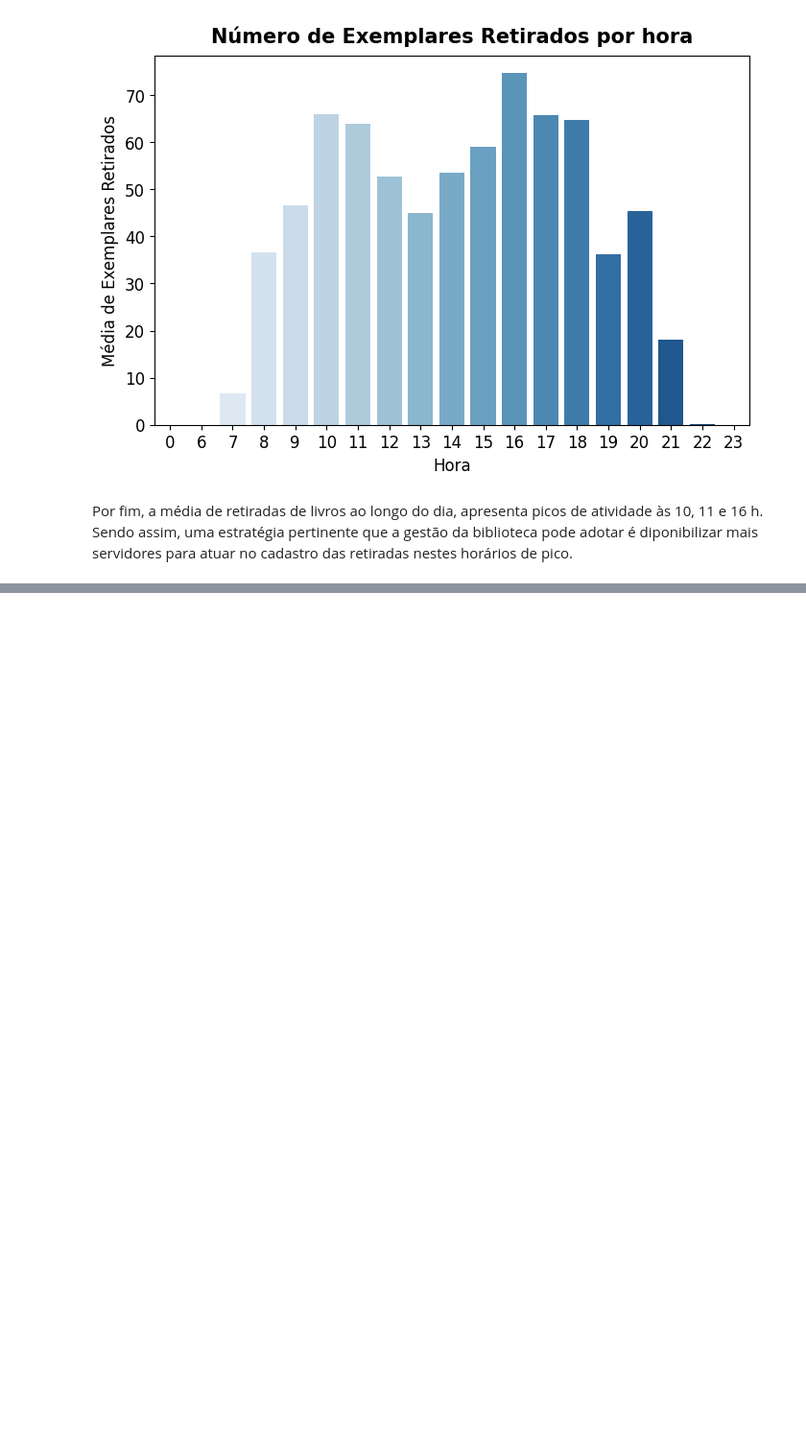
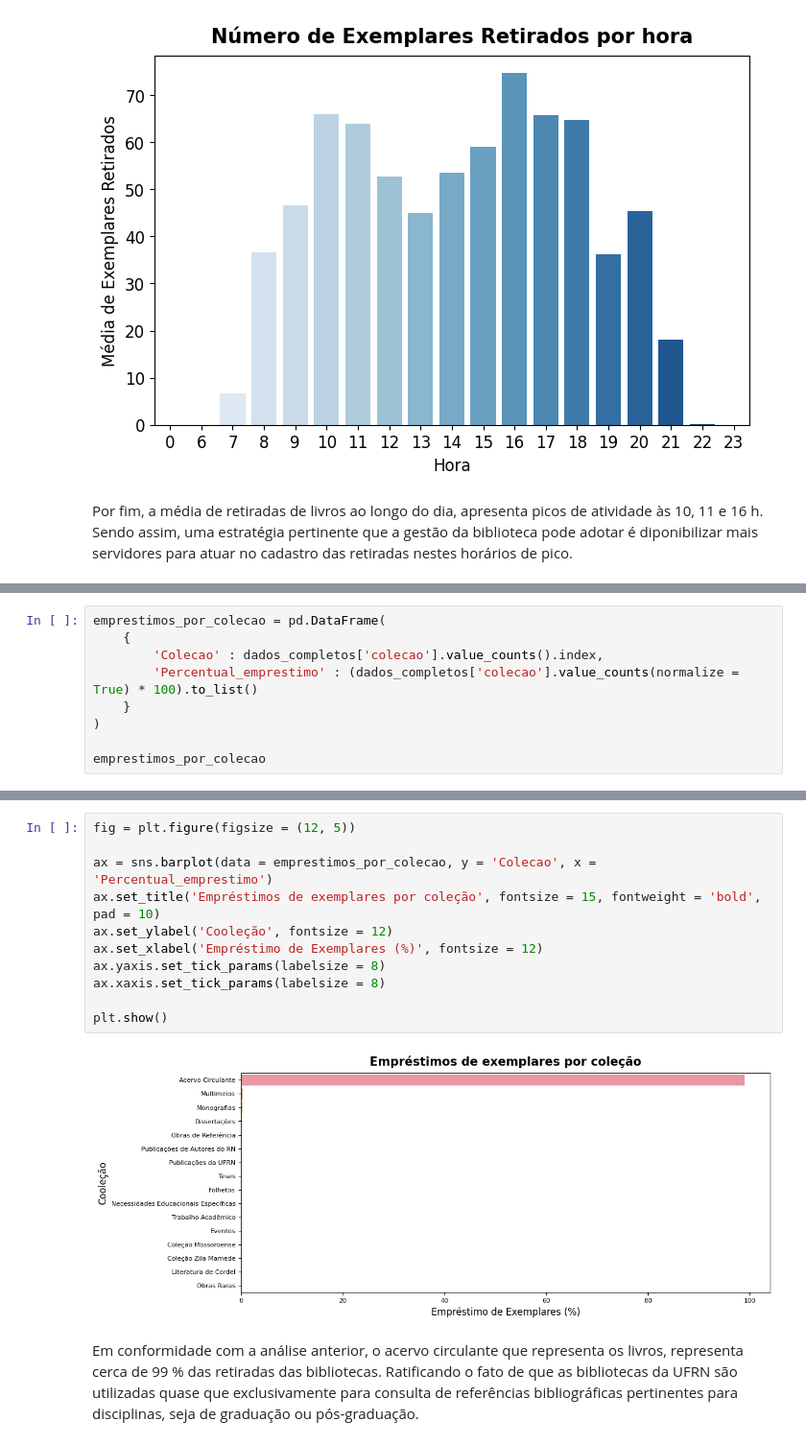
Before and after one commit to higorcenturion/Analise-do-comportamento-de-retiradas-de-livros-dos-acervos-das-bibliotecas-da-UFRN, a Jupyter notebook: 7_days_of_code.ipynb, the cells around one changed output, grey strips where cells are left out. Shown at 96% size. Saved outputs shown, nothing was run; the diff lists cells and outputs as text; blank space fills up the shorter version.

```diff
--- a/7_days_of_code.ipynb
+++ b/7_days_of_code.ipynb
@@ -423,0 +486,9 @@ Por fim, a média de retiradas de livros ao longo do dia, apresenta picos de ati
+# %%
+emprestimos_por_colecao = pd.DataFrame(
+    {
+        'Colecao' : dados_completos['colecao'].value_counts().index,
+        'Percentual_emprestimo' : (dados_completos['colecao'].value_counts(normalize = True) * 100).to_list()
+    }
+)
+
+emprestimos_por_colecao
@@ -423,0 +513,15 @@ Por fim, a média de retiradas de livros ao longo do dia, apresenta picos de ati
+# %%
+fig = plt.figure(figsize = (12, 5))
+
+ax = sns.barplot(data = emprestimos_por_colecao, y = 'Colecao', x = 'Percentual_emprestimo')
+ax.set_title('Empréstimos de exemplares por coleção', fontsize = 15, fontweight = 'bold', pad = 10)
+ax.set_ylabel('Cooleção', fontsize = 12)
+ax.set_xlabel('Empréstimo de Exemplares (%)', fontsize = 12)
+ax.yaxis.set_tick_params(labelsize = 8)
+ax.xaxis.set_tick_params(labelsize = 8)
+
+plt.show()
+# %% [output]
+[figure, added]
+# %% [markdown]
+Em conformidade com a análise anterior, o acervo circulante que representa os livros, representa cerca de 99 % das retiradas das bibliotecas. Ratificando o fato de que as bibliotecas da UFRN são utilizadas quase que exclusivamente para consulta de referências bibliográficas pertinentes para disciplinas, seja de graduação ou pós-graduação.
```
Also changed, not shown: parts of 17 cells of this notebook.
